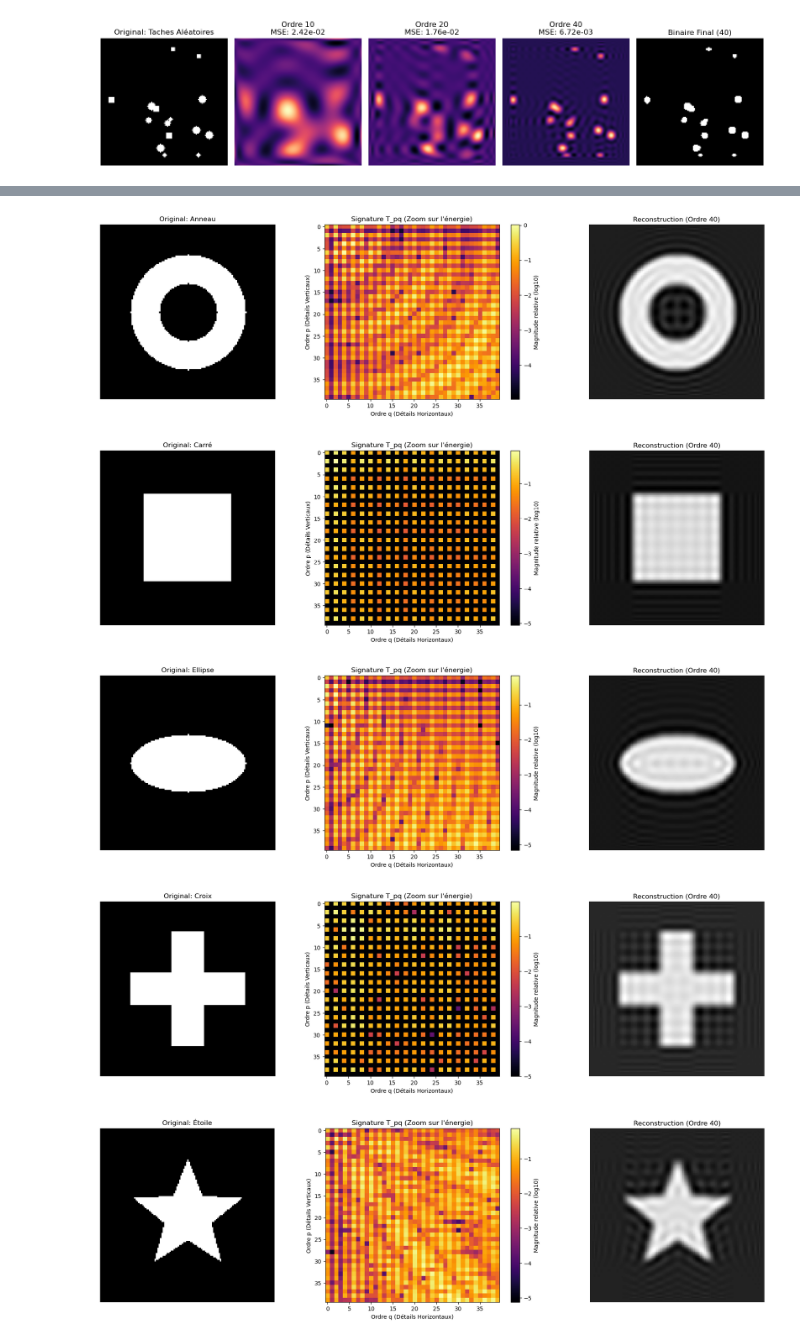
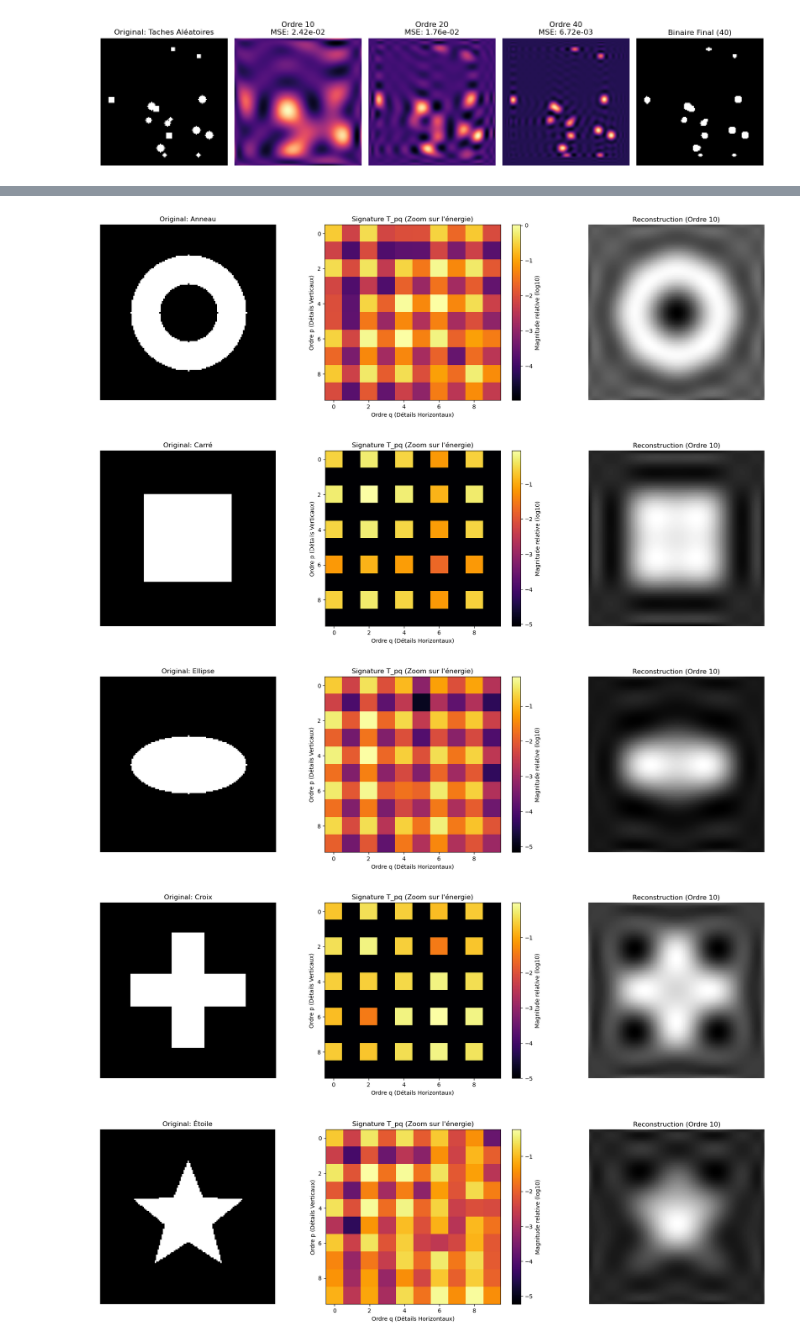
Before and after one commit to MonsOnc61/SIR-project, a Jupyter notebook: code/tchebychev_polynomial/decomposition_and_reconstruction.ipynb, the cells around one changed output, grey strips where cells are left out. Saved outputs shown, nothing was run; the diff lists cells and outputs as text; code cells hidden in the pictures.

```diff
--- a/code/tchebychev_polynomial/decomposition_and_reconstruction.ipynb
+++ b/code/tchebychev_polynomial/decomposition_and_reconstruction.ipynb
@@ -376,7 +376,7 @@ def generate_3d_test_shapes(size=64):
 # --- Initialisation ---
 SIZE_3D = 64 # Taille réduite pour la rapidité du test (64x64x64)
 test_volumes = generate_3d_test_shapes(SIZE_3D)
-ORDRES_3D = [10, 20, 30] # Ordres à tester pour la 3D
+ORDRES_3D = [6, 8, 10] # Ordres à tester pour la 3D
 
 for name, original_vol in test_volumes.items():
     plt.figure(figsize=(15, 4))
@@ -421,6 +421,6 @@ for name, original_vol in test_volumes.items():
 # %%
 # Augmentation de l'ordre pour plus de détails
-ORDRE_VISU = 40
+ORDRE_VISU = 10
 test_shapes = generate_test_shapes(128)
 
 for name, img in test_shapes.items():
@@ -434,36 +434,38 @@ for name, img in test_shapes.items():
 
     # --- Original ---
     plt.subplot(1, 3, 1)
     plt.title(f"Original: {name}")
     plt.imshow(img, cmap='gray')
     plt.axis('off')
 
     # --- Signature Numérique (Optimisée) ---
     plt.subplot(1, 3, 2)
     plt.title(f"Signature T_pq (Zoom sur l'énergie)")
 
     # Transformation logarithmique pour compresser la dynamique
     log_moments = np.log10(np.abs(moments) + 1e-10)
 
+    # ASTUCE SCIENTIFIQUE : On fixe vmin pour ne voir que les 5 ordres
+    # de grandeur les plus proches du maximum. Cela révèle l'étalement.
     v_max = log_moments.max()
-    v_min = v_max - 5
+    v_min = v_max - 5  # On "zoom" sur les coefficients même très faibles
 
     map_moments = plt.imshow(log_moments, cmap='inferno', vmin=v_min, vmax=v_max)
     plt.colorbar(map_moments, label='Magnitude relative (log10)')
     plt.xlabel('Ordre q (Détails Horizontaux)')
     plt.ylabel('Ordre p (Détails Verticaux)')
 
     # --- Rendu Final ---
     plt.subplot(1, 3, 3)
     plt.title(f"Reconstruction (Ordre {ORDRE_VISU})")
     plt.imshow(recon, cmap='gray')
     plt.axis('off')
 
     plt.tight_layout()
     plt.show()
 # %% [output]
-[figure, old version]
+[figure, new version]
-[figure, old version]
+[figure, new version]
-[figure, old version]
+[figure, new version]
-[figure, old version]
+[figure, new version]
-[figure, old version]
+[figure, new version]
```
Also changed, not shown: parts of 3 cells of this notebook, 4 other files.
